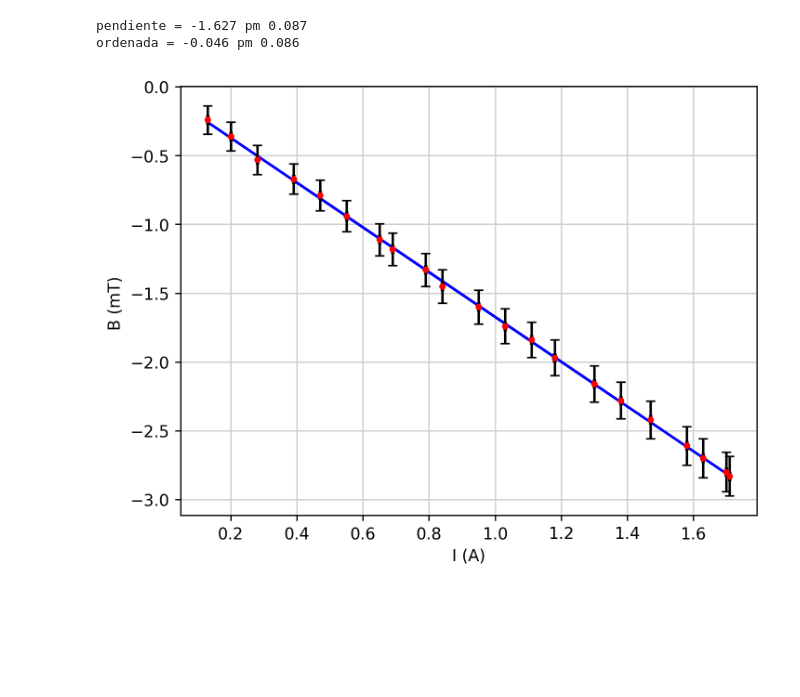
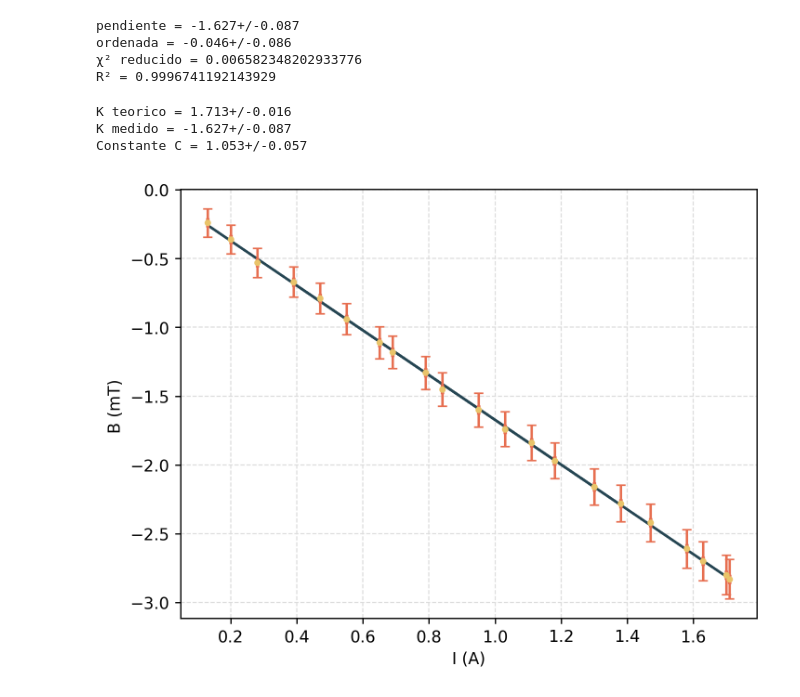
Before and after one commit to Alaviii/PythonPlotting, a Jupyter notebook: Electromagnetismo/practica4carretes/calibrarloscarretes.ipynb, the cells around one changed output. Saved outputs shown, nothing was run; the diff lists cells and outputs as text; code cells hidden in the pictures; blank space fills up the shorter version.

```diff
--- a/Electromagnetismo/practica4carretes/calibrarloscarretes.ipynb
+++ b/Electromagnetismo/practica4carretes/calibrarloscarretes.ipynb
@@ -16,31 +16,68 @@ df = pd.read_excel("p4electro.xlsx", sheet_name="h1input", decimal = ",")
 # %%
 X = un.uarray(df["I(A)"],df["dI"])
 Y = un.uarray(df["B(mT)"],df["dB"])
-# %%
-def func(X, beta):
-    return beta[0] * X + beta[1]
 # %%
+#=============================== Blocón de ODR_FIT ===============================
+
+def func(x, beta):
+    return beta[0] * x + beta[1]
+
 beta0 = [-1.6e-3,-4.81e05]
 
-sol = odr.odr_fit(func, un.nominal_values(X), un.nominal_values(Y), beta0, weight_y = 1/(un.std_devs(Y)**2), weight_x = 1/(un.std_devs(X)**2))
+fittingX = un.nominal_values(X)
+fittingY = un.nominal_values(Y)
+fittingXUncertainty = un.std_devs(X)
+fittingYUncertainty = un.std_devs(Y)
 
-print(f"pendiente = {round(sol.beta[0],3)} pm {round(np.sqrt(sol.cov_beta[0,0]),3)}")
-print(f"ordenada = {round(sol.beta[1],3)} pm {round(np.sqrt(sol.cov_beta[1,1]),3)}")
+sol = odr.odr_fit(func, fittingX, fittingY, beta0, weight_x = 1/(fittingXUncertainty**2), weight_y = 1/(fittingYUncertainty**2))
+
+pendiente = ufloat(sol.beta[0],np.sqrt(sol.cov_beta[0,0]))
+ordenada = ufloat(sol.beta[1],np.sqrt(sol.cov_beta[1,1]))
+
+print("pendiente = {:.3f}".format(pendiente))
+print("ordenada = {:.3f}".format(ordenada))
+
+print(f"χ² reducido = {sol.sum_square/(len(un.nominal_values(X))-len(sol.beta))}")
+#print(f"pearson = {scipy.stats.pearsonr(fittingX, fittingY).statistic}")
+print(f"R² = {scipy.stats.pearsonr(fittingX, fittingY).statistic**2}")
+
+#=================================================================================
 # %% [output]
-pendiente = -1.627 pm 0.087
-ordenada = -0.046 pm 0.086
+pendiente = -1.627+/-0.087
+ordenada = -0.046+/-0.086
+χ² reducido = 0.006582348202933776
+R² = 0.9996741192143929
+# %%
+mu0 = 4*np.pi*10**-7
+N = 200
+a = ufloat(10.5e-2, 0.1e-2)
+kMedido = pendiente
+
+kTeorico = 8/(5 * np.sqrt(5)) * N*mu0/a * 1000 #en mT/A
+
+C = - kTeorico / kMedido
+
+print("K teorico = {:.3f}".format(kTeorico))
+print("K medido = {:.3f}".format(kMedido))
+
+print("Constante C = {:.3f}".format(C))
+# %% [output]
+K teorico = 1.713+/-0.016
+K medido = -1.627+/-0.087
+Constante C = 1.053+/-0.057
 # %%
 fig, ax = plt.subplots(dpi = 250)
 
-ax.errorbar(un.nominal_values(X),un.nominal_values(Y), un.std_devs(X), un.std_devs(Y), color = "red", fmt = ".", ecolor = "black", capsize=3, zorder = 10)
+ax.errorbar(un.nominal_values(X),un.nominal_values(Y), un.std_devs(X), un.std_devs(Y), color = "#e9c46a", fmt = ".", ecolor = "#e76f51", capsize=3, zorder = 10)
 
-ax.plot(un.nominal_values(X), func(un.nominal_values(X), sol.beta), color = "blue")
+ax.plot(un.nominal_values(X), func(un.nominal_values(X), sol.beta), color = "#264653")
 
 ax.set(xlabel = "I (A)", ylabel = "B (mT) ")
 
-ax.grid(color = "#cccccc")
+ax.grid(zorder=0,color='gainsboro', linestyle='--', linewidth=0.7)
 
+plt.savefig("calibracion.png", bbox_inches = "tight")
 
 plt.show()
 # %% [output]
-[figure, old version]
+[figure, new version]
```
Also changed, not shown: parts of 1 cell of this notebook.
